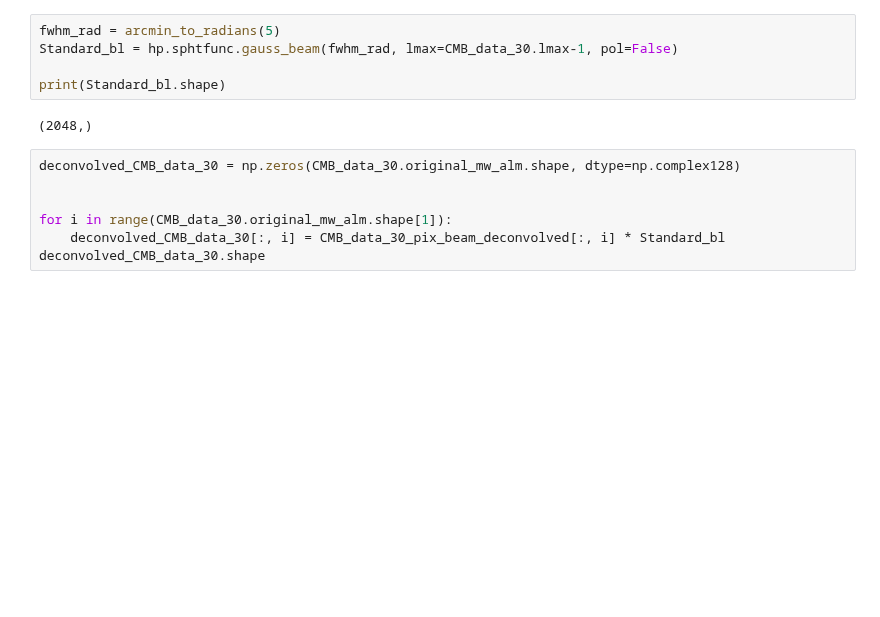
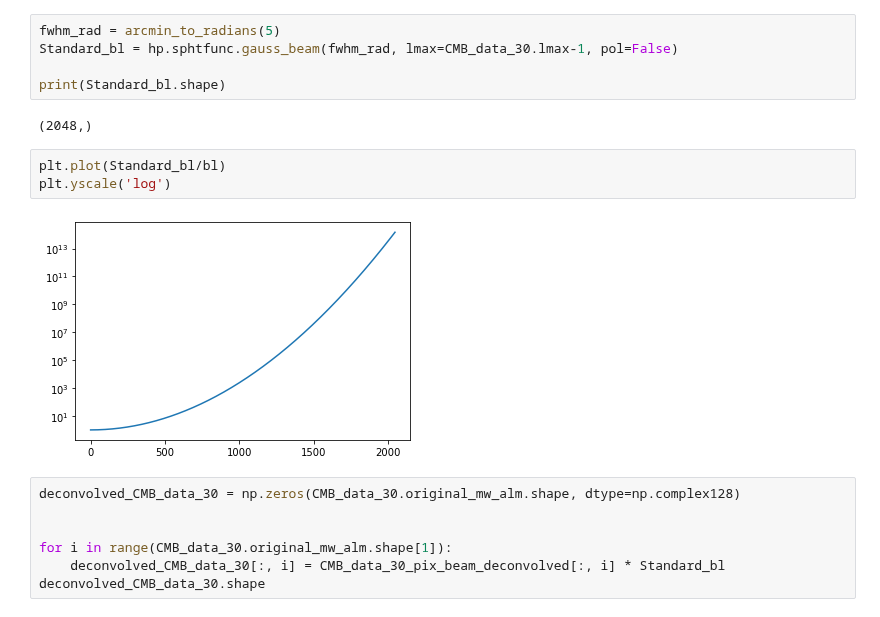
Before and after one commit to CodefromMax/CMB_plot, a Jupyter notebook: code/beam_deconvolution_30_complex.ipynb, the cells around one changed output. Cells and saved outputs as stored; diff of their text form; blank space fills up the shorter version.

```diff
--- a/code/beam_deconvolution_30_complex.ipynb
+++ b/code/beam_deconvolution_30_complex.ipynb
@@ -127,6 +138,11 @@ Standard_bl = hp.sphtfunc.gauss_beam(fwhm_rad, lmax=CMB_data_30.lmax-1, pol=Fals
 print(Standard_bl.shape)
 # %% [output]
 (2048,)
+# %%
+plt.plot(Standard_bl/bl)
+plt.yscale('log')
+# %% [output]
+[figure, added]
 # %%
 deconvolved_CMB_data_30 = np.zeros(CMB_data_30.original_mw_alm.shape, dtype=np.complex128)
 
```
Also changed, not shown: parts of 2 cells of this notebook, 8 other files.
